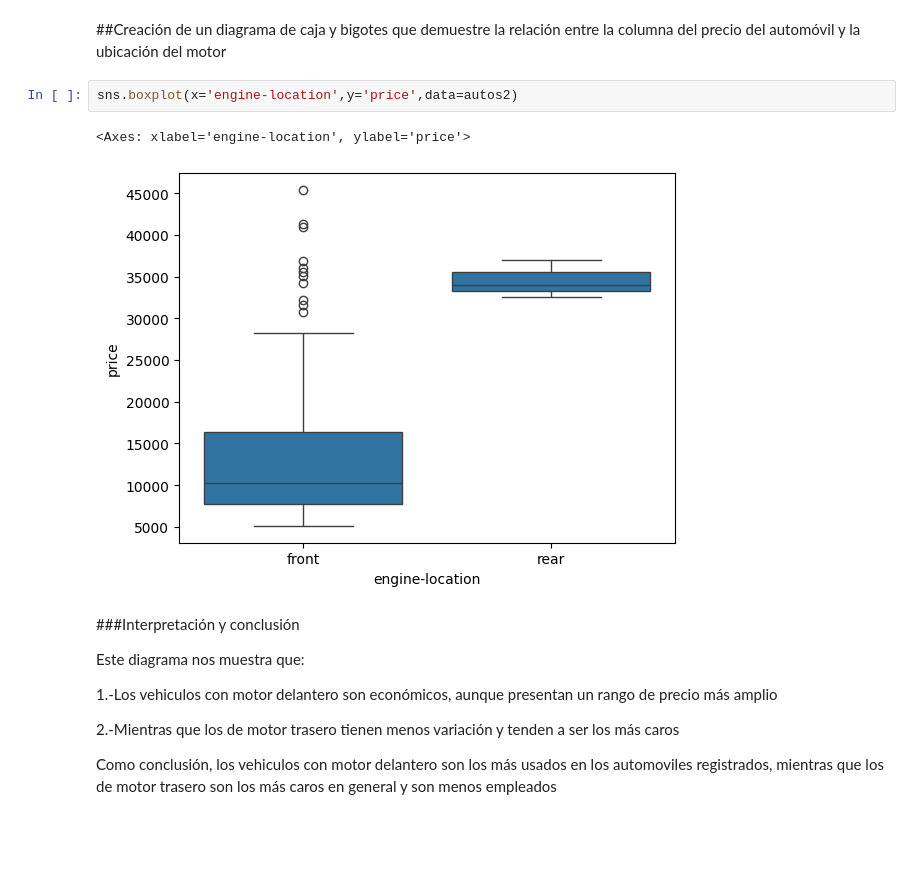
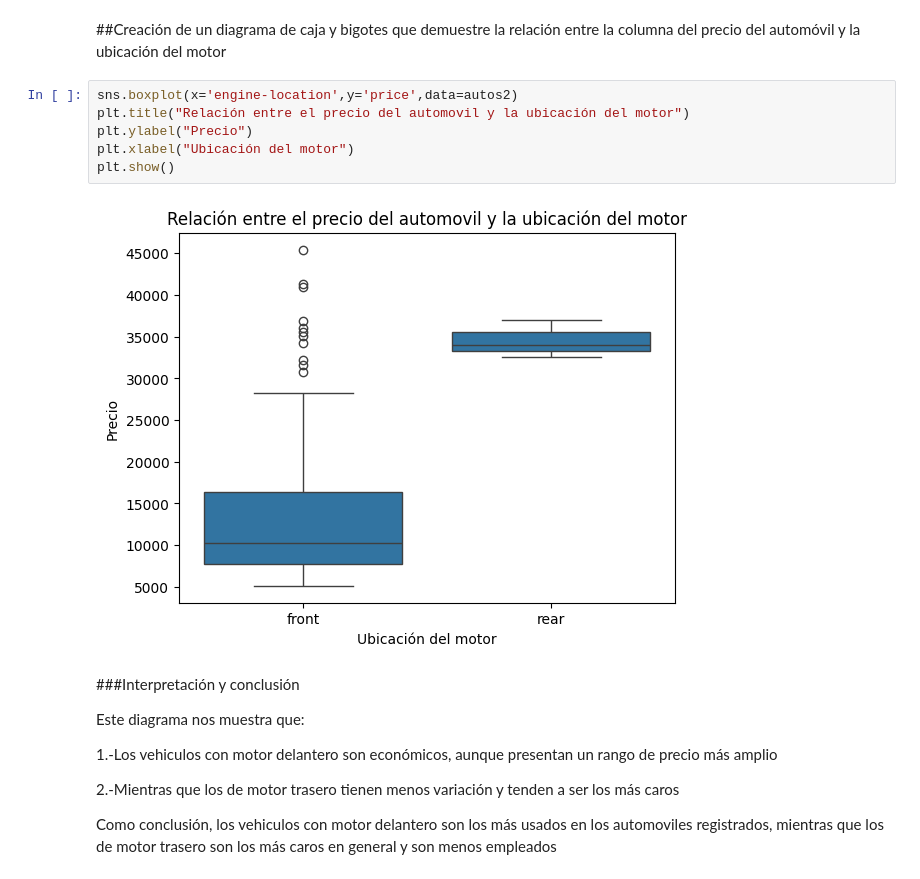
Before and after one commit to 25041001-cloud/Probabilidad, a Jupyter notebook: Unidad1/Practica_6.ipynb, the cells around one changed output. Drawn from its saved outputs; the diff is of its cells as text; blank space fills up the shorter version.

```diff
--- a/Unidad1/Practica_6.ipynb
+++ b/Unidad1/Practica_6.ipynb
@@ -216,11 +222,14 @@ Aquí podemos darnos cuenta de que:
 Con este análisis podemos decir que, las transmisiones rwd están en autos más caros y tienen la varían más, mientras que las 4wd tienen menos variación.
 # %% [markdown]
 ##Creación de un diagrama de caja y bigotes que demuestre la relación entre la columna del precio del automóvil y la ubicación del motor
-# %%
-sns.boxplot(x='engine-location',y='price',data=autos2)
-# %% [output]
-<Axes: xlabel='engine-location', ylabel='price'>
-[figure, removed]
+# %%
+sns.boxplot(x='engine-location',y='price',data=autos2)
+plt.title("Relación entre el precio del automovil y la ubicación del motor")
+plt.ylabel("Precio")
+plt.xlabel("Ubicación del motor")
+plt.show()
+# %% [output]
+[figure, added]
 # %% [markdown]
 ###Interpretación y conclusión
 
```
Also changed, not shown: parts of 4 cells of this notebook.
